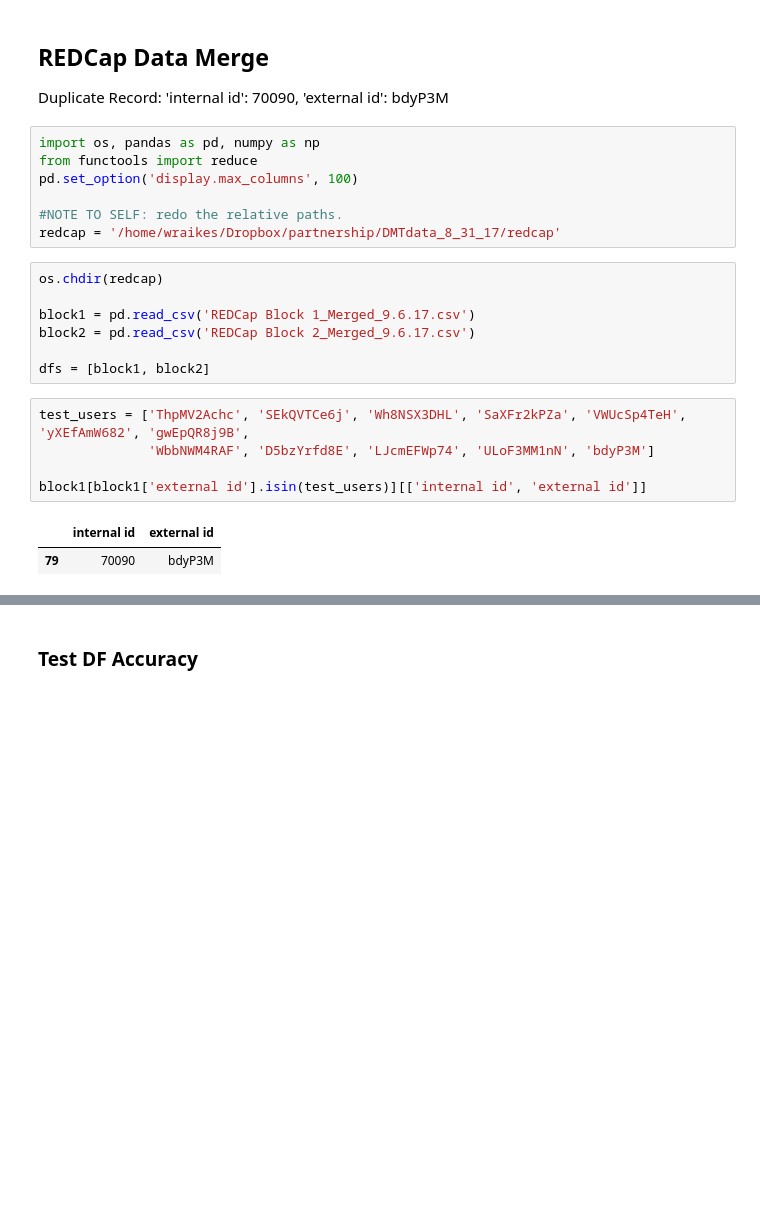
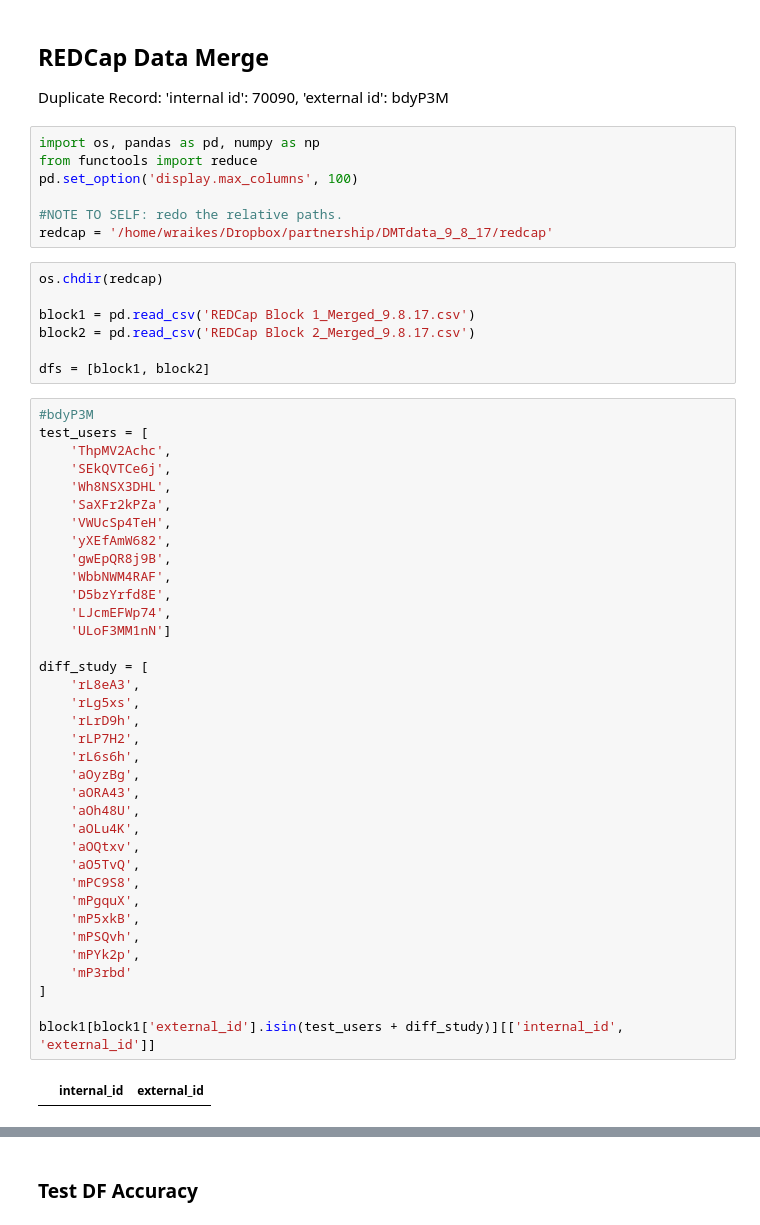
Before and after one commit to wraikes/partnership, a Jupyter notebook: Redcap_Data_Merge.ipynb, the cells around one changed output, grey strips where cells are left out. Saved outputs shown, nothing was run; the diff lists cells and outputs as text; blank space fills up the shorter version.

Commit message:
Update redcap data: 9.8.17

```diff
--- a/Redcap_Data_Merge.ipynb
+++ b/Redcap_Data_Merge.ipynb
@@ -8,22 +8,52 @@ from functools import reduce
 pd.set_option('display.max_columns', 100)
 
 #NOTE TO SELF: redo the relative paths.
-redcap = '/home/wraikes/Dropbox/partnership/DMTdata_8_31_17/redcap'
+redcap = '/home/wraikes/Dropbox/partnership/DMTdata_9_8_17/redcap'
 # %%
 os.chdir(redcap)
 
-block1 = pd.read_csv('REDCap Block 1_Merged_9.6.17.csv')
-block2 = pd.read_csv('REDCap Block 2_Merged_9.6.17.csv')
+block1 = pd.read_csv('REDCap Block 1_Merged_9.8.17.csv')
+block2 = pd.read_csv('REDCap Block 2_Merged_9.8.17.csv')
 
 dfs = [block1, block2]
 # %%
-test_users = ['ThpMV2Achc', 'SEkQVTCe6j', 'Wh8NSX3DHL', 'SaXFr2kPZa', 'VWUcSp4TeH', 'yXEfAmW682', 'gwEpQR8j9B',
-              'WbbNWM4RAF', 'D5bzYrfd8E', 'LJcmEFWp74', 'ULoF3MM1nN', 'bdyP3M']
+#bdyP3M
+test_users = [
+    'ThpMV2Achc',
+    'SEkQVTCe6j',
+    'Wh8NSX3DHL',
+    'SaXFr2kPZa',
+    'VWUcSp4TeH',
+    'yXEfAmW682',
+    'gwEpQR8j9B',
+    'WbbNWM4RAF',
+    'D5bzYrfd8E',
+    'LJcmEFWp74',
+    'ULoF3MM1nN']
 
-block1[block1['external id'].isin(test_users)][['internal id', 'external id']]
+diff_study = [
+    'rL8eA3',
+    'rLg5xs',
+    'rLrD9h',
+    'rLP7H2',
+    'rL6s6h',
+    'aOyzBg',
+    'aORA43',
+    'aOh48U',
+    'aOLu4K',
+    'aOQtxv',
+    'aO5TvQ',
+    'mPC9S8',
+    'mPgquX',
+    'mP5xkB',
+    'mPSQvh',
+    'mPYk2p',
+    'mP3rbd'
+]
+
+block1[block1['external_id'].isin(test_users + diff_study)][['internal_id', 'external_id']]
 # %% [output]
-|  | internal id | external id |
-| 79 | 70090 | bdyP3M |
+|  | internal_id | external_id |
 # %%
 def column_relabel(df, append, col_name):
 
```
Also changed, not shown: parts of 6 cells of this notebook.
